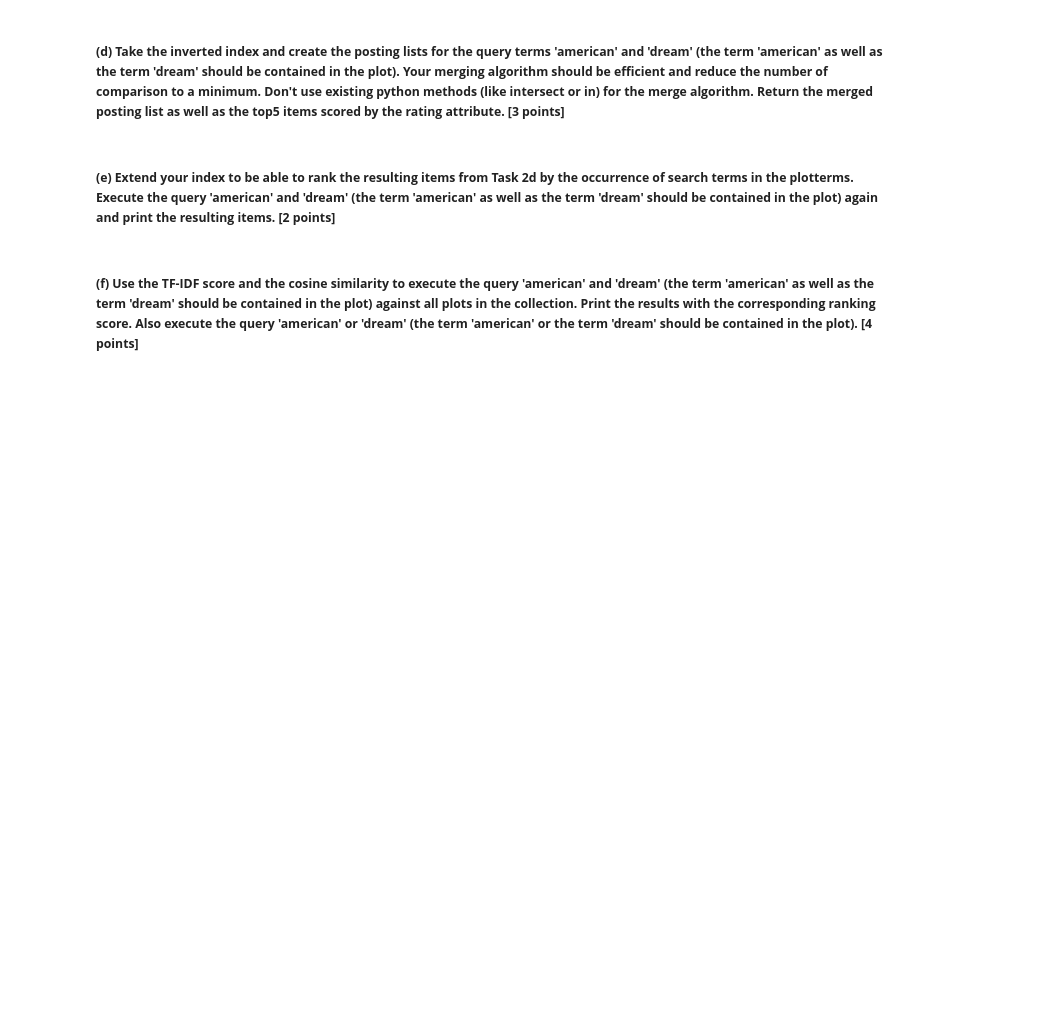
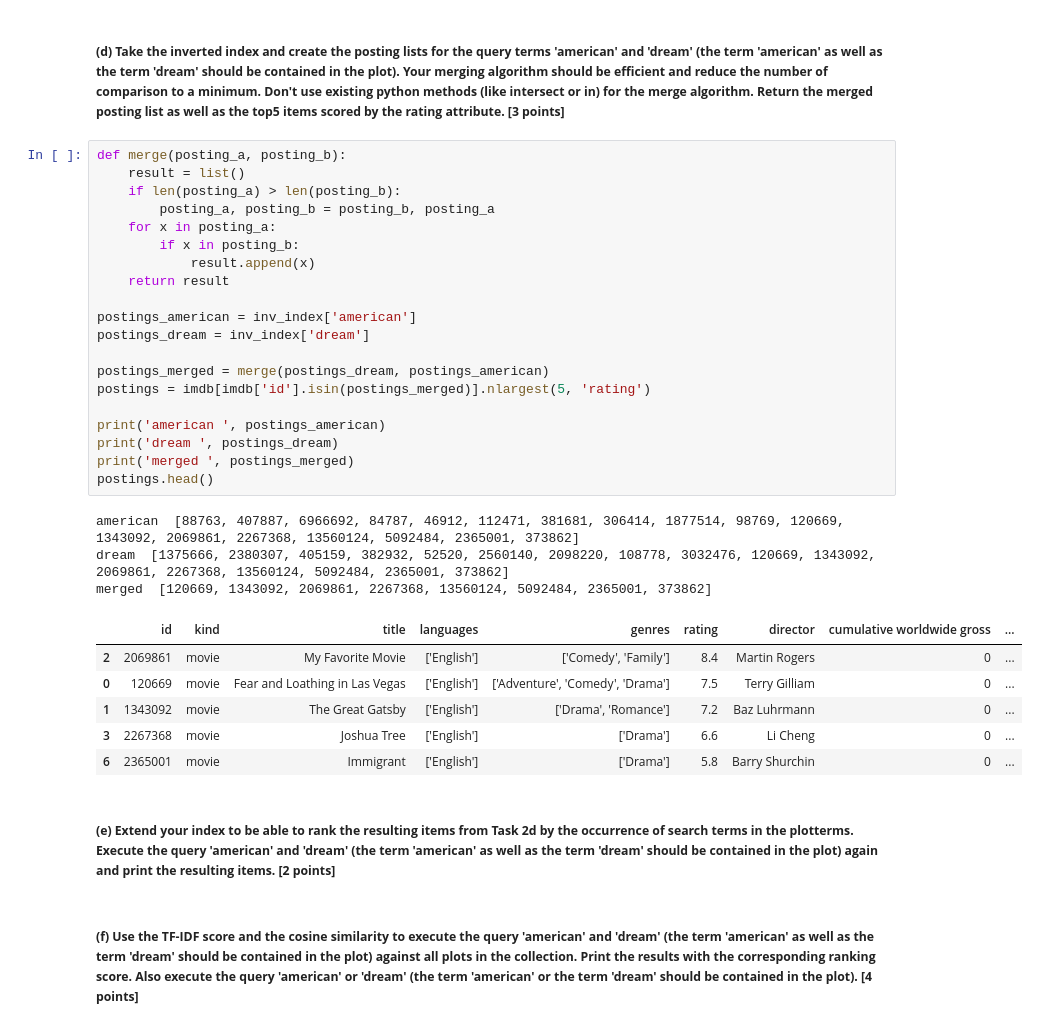
Before and after one commit to cgurtner/DE1, a Jupyter notebook: GradedLab01.ipynb, the cells around one changed output. Cells and saved outputs as stored; diff of their text form; blank space fills up the shorter version.

```diff
--- a/GradedLab01.ipynb
+++ b/GradedLab01.ipynb
@@ -224,5 +235,35 @@ NameError: name 'inv_index' is not defined
 # %% [markdown]
 ##### __(d) Take the inverted index and create the posting lists for the query terms 'american' and 'dream' (the term 'american' as well as the term 'dream' should be contained in the plot). Your merging algorithm should be efficient and reduce the number of comparison to a minimum. Don't use existing python methods (like intersect or in) for the merge algorithm. Return the merged posting list as well as the top5 items scored by the rating attribute. [3 points]__
+# %%
+def merge(posting_a, posting_b):
+    result = list()
+    if len(posting_a) > len(posting_b):
+        posting_a, posting_b = posting_b, posting_a
+    for x in posting_a:
+        if x in posting_b:
+            result.append(x)
+    return result
+
+postings_american = inv_index['american']
+postings_dream = inv_index['dream']
+
+postings_merged = merge(postings_dream, postings_american)
+postings = imdb[imdb['id'].isin(postings_merged)].nlargest(5, 'rating')
+
+print('american ', postings_american)
+print('dream ', postings_dream)
+print('merged ', postings_merged)
+postings.head()
+# %% [output]
+american  [88763, 407887, 6966692, 84787, 46912, 112471, 381681, 306414, 1877514, 98769, 120669, 1343092, 2069861, 2267368, 13560124, 5092484, 2365001, 373862]
+dream  [1375666, 2380307, 405159, 382932, 52520, 2560140, 2098220, 108778, 3032476, 120669, 1343092, 2069861, 2267368, 13560124, 5092484, 2365001, 373862]
+merged  [120669, 1343092, 2069861, 2267368, 13560124, 5092484, 2365001, 373862]
+|  | id | kind | title | languages | genres | rating | director | cumulative worldwide gross | ... |
+| 2 | 2069861 | movie | My Favorite Movie | ['English'] | ['Comedy', 'Family'] | 8.4 | Martin Rogers | 0 | ... |
+| 0 | 120669 | movie | Fear and Loathing in Las Vegas | ['English'] | ['Adventure', 'Comedy', 'Drama'] | 7.5 | Terry Gilliam | 0 | ... |
+| 1 | 1343092 | movie | The Great Gatsby | ['English'] | ['Drama', 'Romance'] | 7.2 | Baz Luhrmann | 0 | ... |
+| 3 | 2267368 | movie | Joshua Tree | ['English'] | ['Drama'] | 6.6 | Li Cheng | 0 | ... |
+| 6 | 2365001 | movie | Immigrant | ['English'] | ['Drama'] | 5.8 | Barry Shurchin | 0 | ... |
 # %% [markdown]
 ##### __(e) Extend your index to be able to rank the resulting items from Task 2d by the occurrence of search terms in the plotterms. Execute the query 'american' and 'dream' (the term 'american' as well as the term 'dream' should be contained in the plot) again and print the resulting items.  [2 points]__
 # %% [markdown]
```
Also changed, not shown: parts of 2 cells of this notebook.
